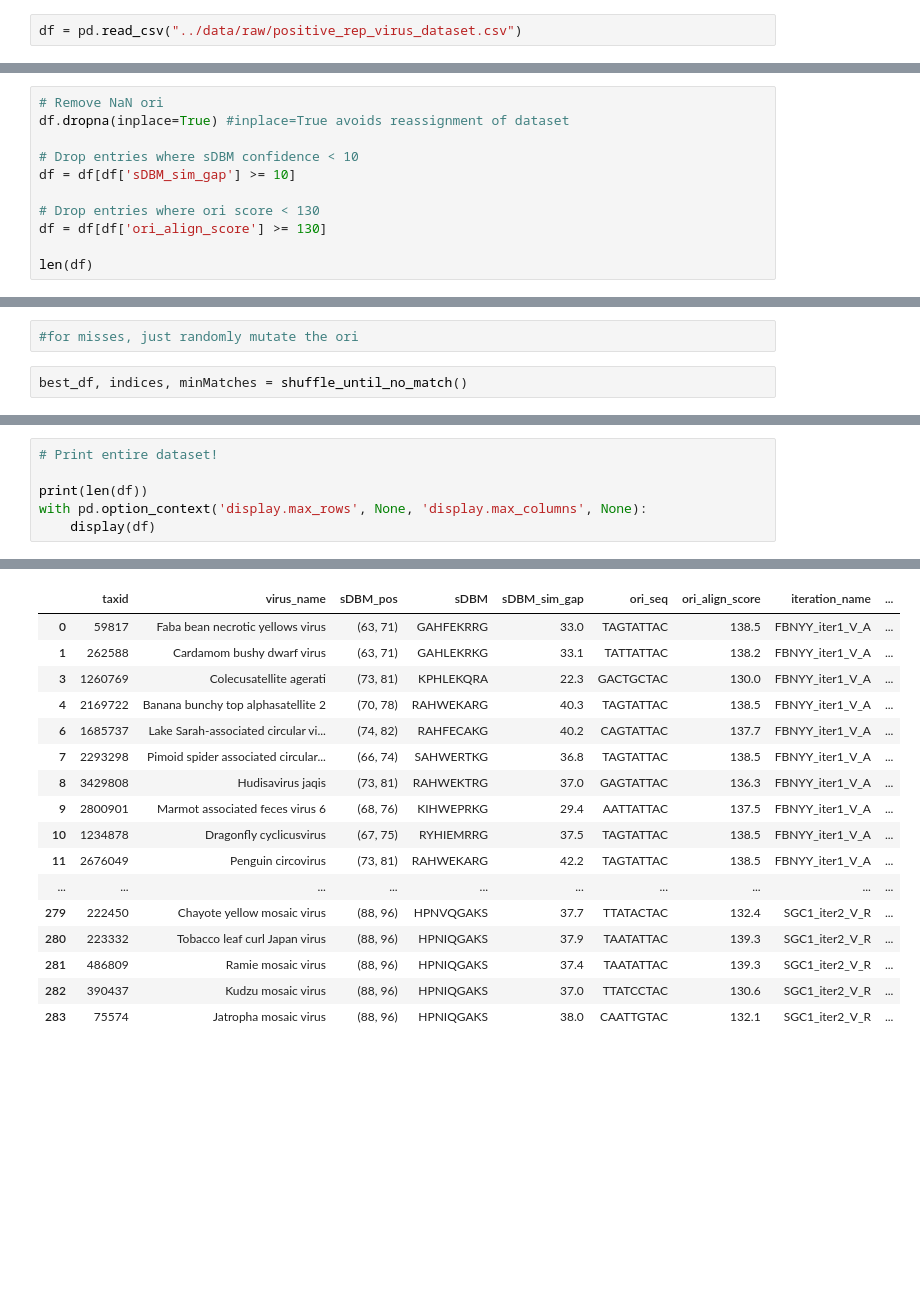
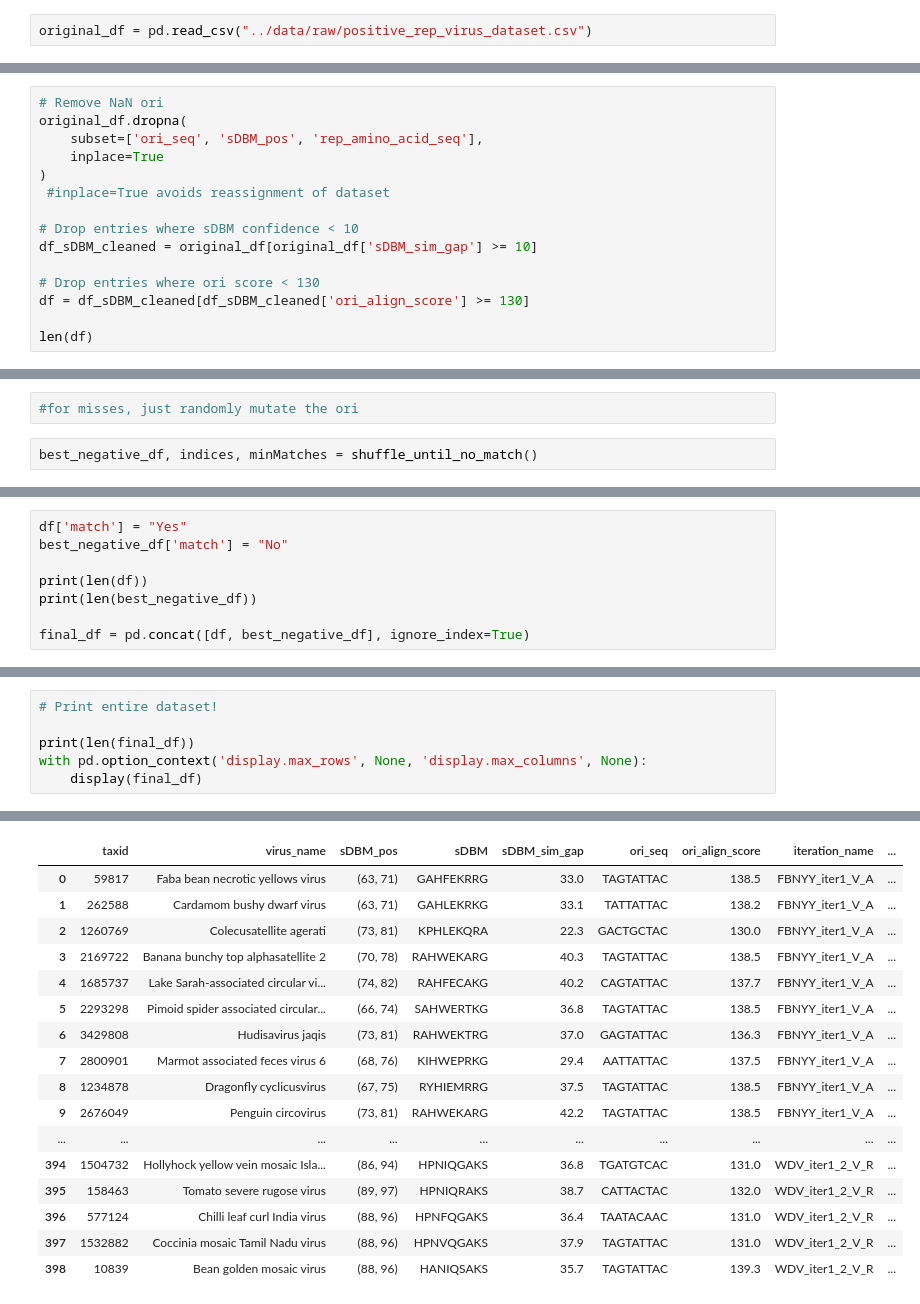
Before and after one commit to Nisanga-P/huh-dna-specificity, a Jupyter notebook: notebooks/cleaning_and_create_negative_set.ipynb, the cells around one changed output, grey strips where cells are left out. Saved outputs shown, nothing was run; the diff lists cells and outputs as text; blank space fills up the shorter version.

```diff
--- a/notebooks/cleaning_and_create_negative_set.ipynb
+++ b/notebooks/cleaning_and_create_negative_set.ipynb
@@ -3,5 +3,5 @@ import pandas as pd
 import numpy as np
 import random
 # %%
-df = pd.read_csv("../data/raw/positive_rep_virus_dataset.csv")
+original_df = pd.read_csv("../data/raw/positive_rep_virus_dataset.csv")
 # %%
@@ -22,13 +22,17 @@ df
 284 rows × 9 columns
 # %%
 # Remove NaN ori
-df.dropna(inplace=True) #inplace=True avoids reassignment of dataset
+original_df.dropna(
+    subset=['ori_seq', 'sDBM_pos', 'rep_amino_acid_seq'],
+    inplace=True
+)
+ #inplace=True avoids reassignment of dataset
 
 # Drop entries where sDBM confidence < 10
-df = df[df['sDBM_sim_gap'] >= 10]
+df_sDBM_cleaned = original_df[original_df['sDBM_sim_gap'] >= 10]
 
 # Drop entries where ori score < 130
-df = df[df['ori_align_score'] >= 130]
+df = df_sDBM_cleaned[df_sDBM_cleaned['ori_align_score'] >= 130]
 
 len(df)
 # %% [output]
@@ -69,5 +113,5 @@ def shuffle_until_no_match(max_attempts=10000):
 # %%
 #for misses, just randomly mutate the ori
 # %%
-best_df, indices, minMatches = shuffle_until_no_match()
+best_negative_df, indices, minMatches = shuffle_until_no_match()
 # %% [output]
@@ -126,0 +184,8 @@ Failed
+# %%
+df['match'] = "Yes"
+best_negative_df['match'] = "No"
+
+print(len(df))
+print(len(best_negative_df))
+
+final_df = pd.concat([df, best_negative_df], ignore_index=True)
@@ -127,7 +213,7 @@ Failed
 # %%
 # Print entire dataset!
 
-print(len(df))
+print(len(final_df))
 with pd.option_context('display.max_rows', None, 'display.max_columns', None):
-    display(df)
+    display(final_df)
 # %% [output]
@@ -135,17 +221,17 @@ with pd.option_context('display.max_rows', None, 'display.max_columns', None):
 |  | taxid | virus_name | sDBM_pos | sDBM | sDBM_sim_gap | ori_seq | ori_align_score | iteration_name | ... |
 | 0 | 59817 | Faba bean necrotic yellows virus | (63, 71) | GAHFEKRRG | 33.0 | TAGTATTAC | 138.5 | FBNYY_iter1_V_A | ... |
 | 1 | 262588 | Cardamom bushy dwarf virus | (63, 71) | GAHLEKRKG | 33.1 | TATTATTAC | 138.2 | FBNYY_iter1_V_A | ... |
-| 3 | 1260769 | Colecusatellite agerati | (73, 81) | KPHLEKQRA | 22.3 | GACTGCTAC | 130.0 | FBNYY_iter1_V_A | ... |
-| 4 | 2169722 | Banana bunchy top alphasatellite 2 | (70, 78) | RAHWEKARG | 40.3 | TAGTATTAC | 138.5 | FBNYY_iter1_V_A | ... |
-| 6 | 1685737 | Lake Sarah-associated circular vi... | (74, 82) | RAHFECAKG | 40.2 | CAGTATTAC | 137.7 | FBNYY_iter1_V_A | ... |
-| 7 | 2293298 | Pimoid spider associated circular... | (66, 74) | SAHWERTKG | 36.8 | TAGTATTAC | 138.5 | FBNYY_iter1_V_A | ... |
-| 8 | 3429808 | Hudisavirus jaqis | (73, 81) | RAHWEKTRG | 37.0 | GAGTATTAC | 136.3 | FBNYY_iter1_V_A | ... |
-| 9 | 2800901 | Marmot associated feces virus 6 | (68, 76) | KIHWEPRKG | 29.4 | AATTATTAC | 137.5 | FBNYY_iter1_V_A | ... |
-| 10 | 1234878 | Dragonfly cyclicusvirus | (67, 75) | RYHIEMRRG | 37.5 | TAGTATTAC | 138.5 | FBNYY_iter1_V_A | ... |
-| 11 | 2676049 | Penguin circovirus | (73, 81) | RAHWEKARG | 42.2 | TAGTATTAC | 138.5 | FBNYY_iter1_V_A | ... |
+| 2 | 1260769 | Colecusatellite agerati | (73, 81) | KPHLEKQRA | 22.3 | GACTGCTAC | 130.0 | FBNYY_iter1_V_A | ... |
+| 3 | 2169722 | Banana bunchy top alphasatellite 2 | (70, 78) | RAHWEKARG | 40.3 | TAGTATTAC | 138.5 | FBNYY_iter1_V_A | ... |
+| 4 | 1685737 | Lake Sarah-associated circular vi... | (74, 82) | RAHFECAKG | 40.2 | CAGTATTAC | 137.7 | FBNYY_iter1_V_A | ... |
+| 5 | 2293298 | Pimoid spider associated circular... | (66, 74) | SAHWERTKG | 36.8 | TAGTATTAC | 138.5 | FBNYY_iter1_V_A | ... |
+| 6 | 3429808 | Hudisavirus jaqis | (73, 81) | RAHWEKTRG | 37.0 | GAGTATTAC | 136.3 | FBNYY_iter1_V_A | ... |
+| 7 | 2800901 | Marmot associated feces virus 6 | (68, 76) | KIHWEPRKG | 29.4 | AATTATTAC | 137.5 | FBNYY_iter1_V_A | ... |
+| 8 | 1234878 | Dragonfly cyclicusvirus | (67, 75) | RYHIEMRRG | 37.5 | TAGTATTAC | 138.5 | FBNYY_iter1_V_A | ... |
+| 9 | 2676049 | Penguin circovirus | (73, 81) | RAHWEKARG | 42.2 | TAGTATTAC | 138.5 | FBNYY_iter1_V_A | ... |
 | ... | ... | ... | ... | ... | ... | ... | ... | ... | ... |
-| 279 | 222450 | Chayote yellow mosaic virus | (88, 96) | HPNVQGAKS | 37.7 | TTATACTAC | 132.4 | SGC1_iter2_V_R | ... |
-| 280 | 223332 | Tobacco leaf curl Japan virus | (88, 96) | HPNIQGAKS | 37.9 | TAATATTAC | 139.3 | SGC1_iter2_V_R | ... |
-| 281 | 486809 | Ramie mosaic virus | (88, 96) | HPNIQGAKS | 37.4 | TAATATTAC | 139.3 | SGC1_iter2_V_R | ... |
-| 282 | 390437 | Kudzu mosaic virus | (88, 96) | HPNIQGAKS | 37.0 | TTATCCTAC | 130.6 | SGC1_iter2_V_R | ... |
-| 283 | 75574 | Jatropha mosaic virus | (88, 96) | HPNIQGAKS | 38.0 | CAATTGTAC | 132.1 | SGC1_iter2_V_R | ... |
+| 394 | 1504732 | Hollyhock yellow vein mosaic Isla... | (86, 94) | HPNIQGAKS | 36.8 | TGATGTCAC | 131.0 | WDV_iter1_2_V_R | ... |
+| 395 | 158463 | Tomato severe rugose virus | (89, 97) | HPNIQRAKS | 38.7 | CATTACTAC | 132.0 | WDV_iter1_2_V_R | ... |
+| 396 | 577124 | Chilli leaf curl India virus | (88, 96) | HPNFQGAKS | 36.4 | TAATACAAC | 131.0 | WDV_iter1_2_V_R | ... |
+| 397 | 1532882 | Coccinia mosaic Tamil Nadu virus | (88, 96) | HPNVQGAKS | 37.9 | TAGTATTAC | 131.0 | WDV_iter1_2_V_R | ... |
+| 398 | 10839 | Bean golden mosaic virus | (88, 96) | HANIQSAKS | 35.7 | TAGTATTAC | 139.3 | WDV_iter1_2_V_R | ... |
```
Also changed, not shown: parts of 14 cells of this notebook.
